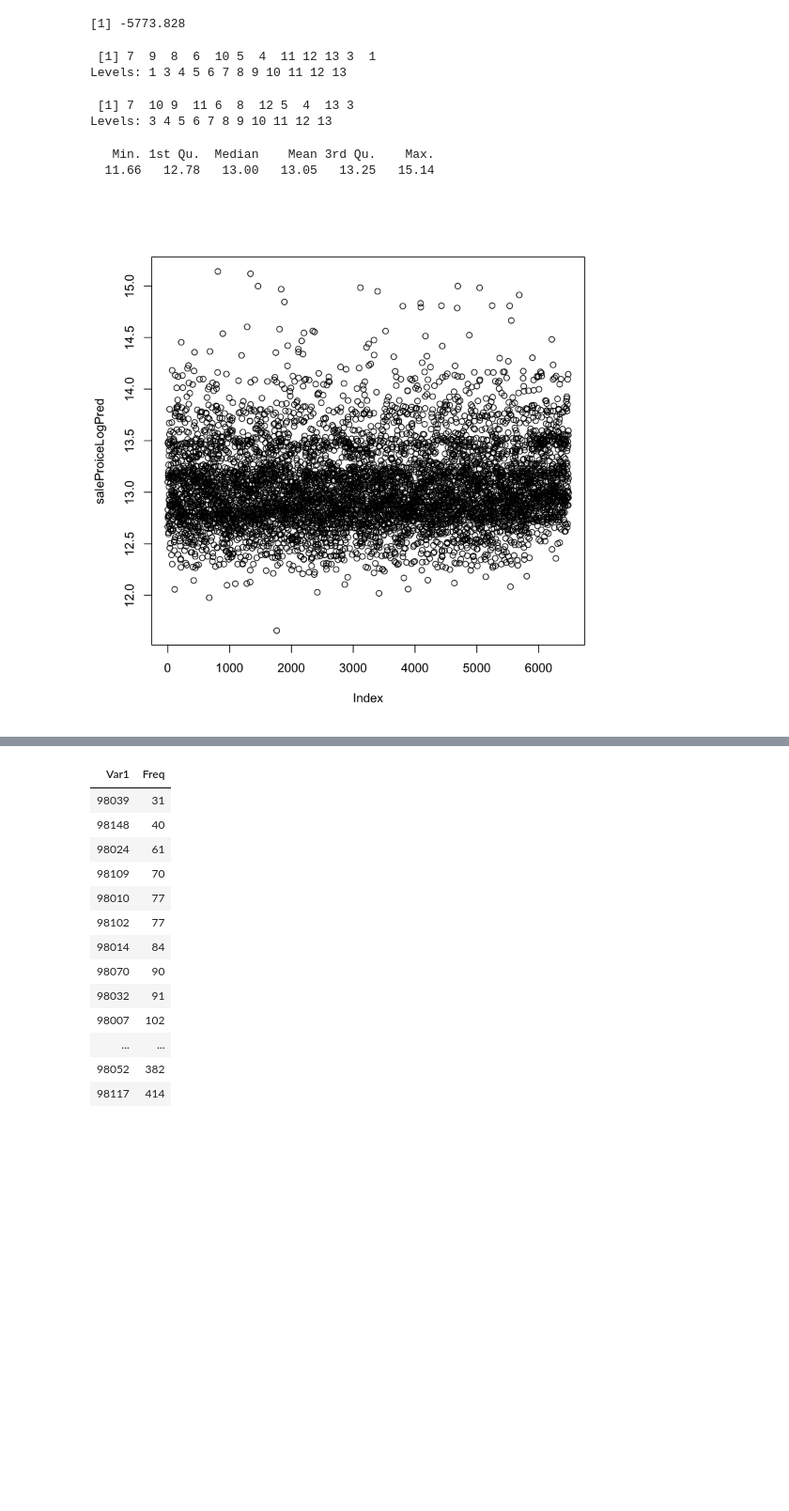
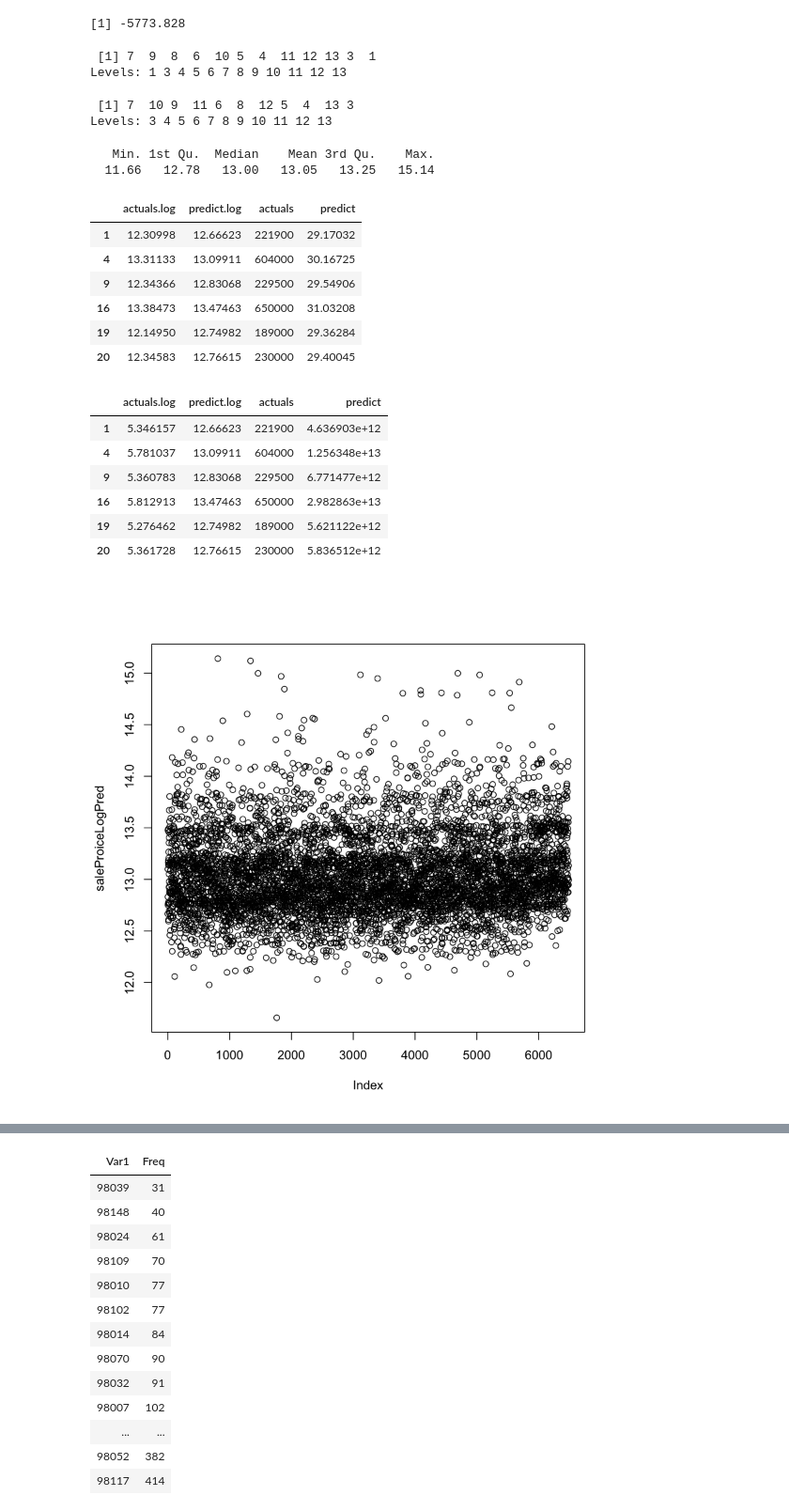
Before and after one commit to sravangereddy/DataScience_, a Jupyter notebook: House Sales in King County/HouseSalesKingCounty.ipynb, the cells around one changed output, grey strips where cells are left out. Shown at 94% size. Saved outputs shown, nothing was run; the diff lists cells and outputs as text; code cells hidden in the pictures; blank space fills up the shorter version.

```diff
--- a/House Sales in King County/HouseSalesKingCounty.ipynb
+++ b/House Sales in King County/HouseSalesKingCounty.ipynb
@@ -358,33 +356,49 @@ test.data.file$zipcode = as.factor(test.data.file$zipcode)
 
 
 unique(test.data.file$grade)
 unique(train.data.file$grade)
 
 test.data.file_ = test.data.file[test.data.file$grade!= 1,]
 
 saleProiceLogPred <- predict(lm1, test.data.file_)
 summary(saleProiceLogPred)
 plot(saleProiceLogPred)
 
 # log10(10)
 
 actuals.preds <- as.data.frame(cbind(actuals.log=log(test.data.file_$price),
                                      predict.log=saleProiceLogPred,
                                      actuals=test.data.file_$price,
                                      predict = 2.303*saleProiceLogPred ))
+head(actuals.preds)
 
 actuals.preds <- as.data.frame(cbind(actuals.log=log10(test.data.file_$price),
                                      predict.log=saleProiceLogPred,
                                      actuals=test.data.file_$price,
                                      predict = exp(saleProiceLogPred/log(exp(1),base=10) )  ))
+head(actuals.preds)
 plot(lm3)
 # %% [output]
  [1] 7  9  8  6  10 5  4  11 12 13 3  1
 Levels: 1 3 4 5 6 7 8 9 10 11 12 13
  [1] 7  10 9  11 6  8  12 5  4  13 3
 Levels: 3 4 5 6 7 8 9 10 11 12 13
    Min. 1st Qu.  Median    Mean 3rd Qu.    Max.
   11.66   12.78   13.00   13.05   13.25   15.14
+|  | actuals.log | predict.log | actuals | predict |
+| 1 | 12.30998 | 12.66623 | 221900 | 29.17032 |
+| 4 | 13.31133 | 13.09911 | 604000 | 30.16725 |
+| 9 | 12.34366 | 12.83068 | 229500 | 29.54906 |
+| 16 | 13.38473 | 13.47463 | 650000 | 31.03208 |
+| 19 | 12.14950 | 12.74982 | 189000 | 29.36284 |
+| 20 | 12.34583 | 12.76615 | 230000 | 29.40045 |
+|  | actuals.log | predict.log | actuals | predict |
+| 1 | 5.346157 | 12.66623 | 221900 | 4.636903e+12 |
+| 4 | 5.781037 | 13.09911 | 604000 | 1.256348e+13 |
+| 9 | 5.360783 | 12.83068 | 229500 | 6.771477e+12 |
+| 16 | 5.812913 | 13.47463 | 650000 | 2.982863e+13 |
+| 19 | 5.276462 | 12.74982 | 189000 | 5.621122e+12 |
+| 20 | 5.361728 | 12.76615 | 230000 | 5.836512e+12 |
 [figure]
 [figure]
 [figure]
```
Also changed, not shown: parts of 3 cells of this notebook, 12 other files.
